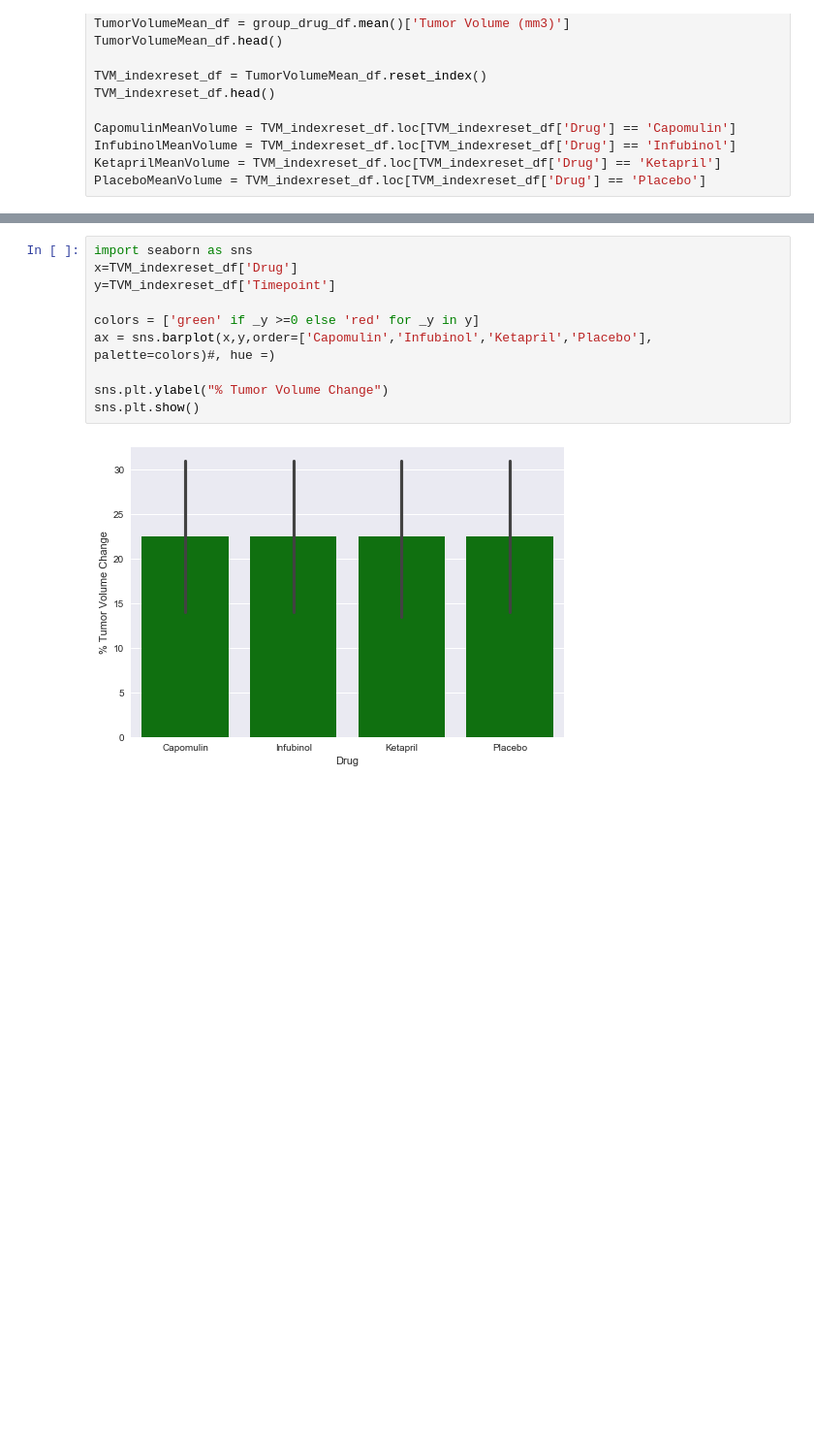
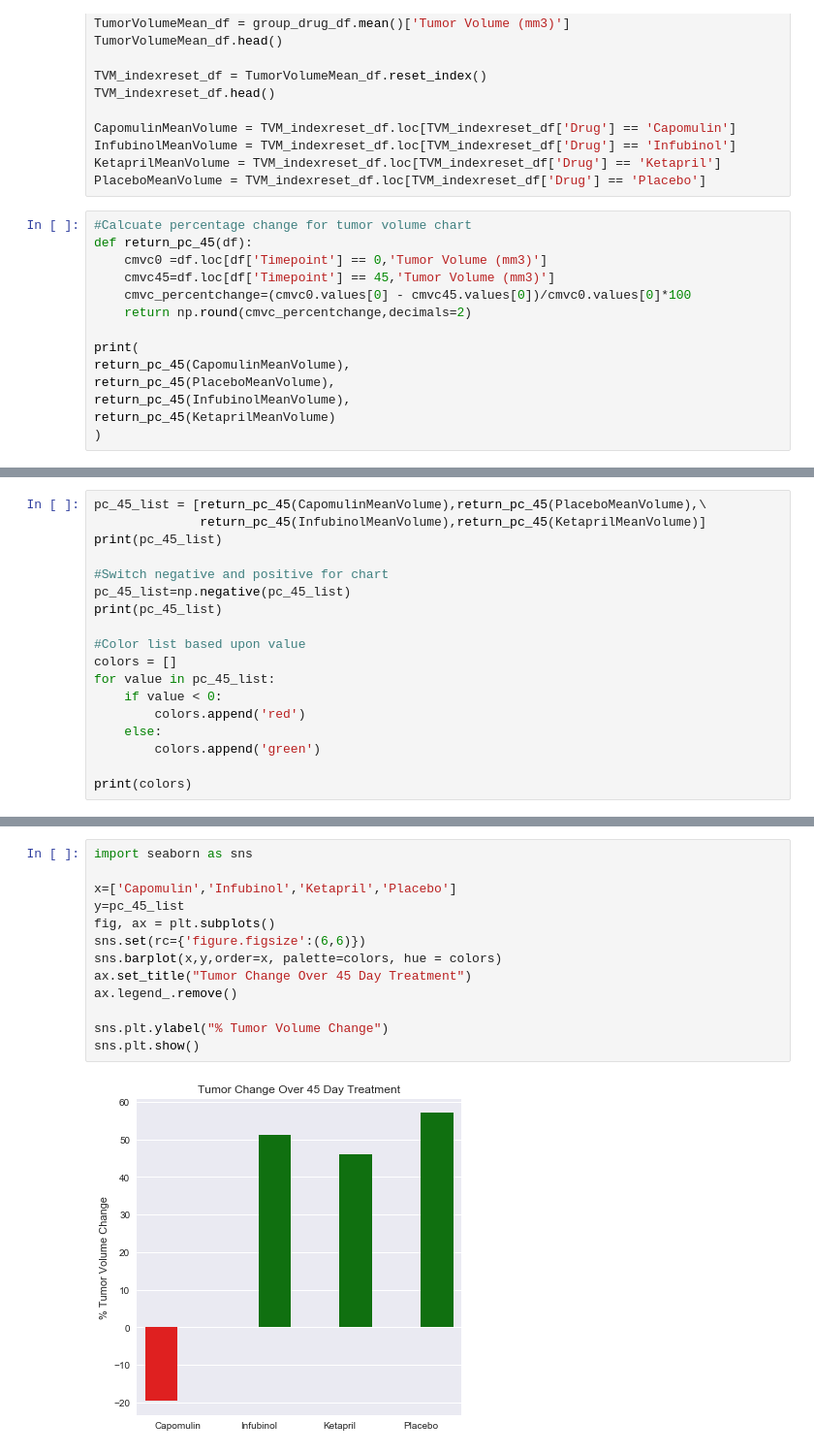
Before and after one commit to timothyyu/pymaceuticals-inc, a Jupyter notebook: main.ipynb, the cells around one changed output, grey strips where cells are left out. Shown at 97% size. Drawn from its saved outputs; the diff is of its cells as text; blank space fills up the shorter version.

Commit message:
tumor change bar chart updated

```diff
--- a/main.ipynb
+++ b/main.ipynb
@@ -216,3 +211,17 @@ CapomulinMeanVolume = TVM_indexreset_df.loc[TVM_indexreset_df['Drug'] == 'Capomu
 InfubinolMeanVolume = TVM_indexreset_df.loc[TVM_indexreset_df['Drug'] == 'Infubinol']
 KetaprilMeanVolume = TVM_indexreset_df.loc[TVM_indexreset_df['Drug'] == 'Ketapril']
 PlaceboMeanVolume = TVM_indexreset_df.loc[TVM_indexreset_df['Drug'] == 'Placebo']
+# %%
+#Calcuate percentage change for tumor volume chart
+def return_pc_45(df):
+    cmvc0 =df.loc[df['Timepoint'] == 0,'Tumor Volume (mm3)']
+    cmvc45=df.loc[df['Timepoint'] == 45,'Tumor Volume (mm3)']
+    cmvc_percentchange=(cmvc0.values[0] - cmvc45.values[0])/cmvc0.values[0]*100
+    return np.round(cmvc_percentchange,decimals=2)
+
+print(
+return_pc_45(CapomulinMeanVolume),
+return_pc_45(PlaceboMeanVolume),
+return_pc_45(InfubinolMeanVolume),
+return_pc_45(KetaprilMeanVolume)
+)
@@ -218,0 +230,18 @@ PlaceboMeanVolume = TVM_indexreset_df.loc[TVM_indexreset_df['Drug'] == 'Placebo'
+# %%
+pc_45_list = [return_pc_45(CapomulinMeanVolume),return_pc_45(PlaceboMeanVolume),\
+              return_pc_45(InfubinolMeanVolume),return_pc_45(KetaprilMeanVolume)]
+print(pc_45_list)
+
+#Switch negative and positive for chart
+pc_45_list=np.negative(pc_45_list)
+print(pc_45_list)
+
+#Color list based upon value
+colors = []
+for value in pc_45_list:
+    if value < 0:
+        colors.append('red')
+    else:
+        colors.append('green')
+
+print(colors)
@@ -219,12 +252,15 @@ PlaceboMeanVolume = TVM_indexreset_df.loc[TVM_indexreset_df['Drug'] == 'Placebo'
 # %%
 import seaborn as sns
-x=TVM_indexreset_df['Drug']
-y=TVM_indexreset_df['Timepoint']
 
-colors = ['green' if _y >=0 else 'red' for _y in y]
-ax = sns.barplot(x,y,order=['Capomulin','Infubinol','Ketapril','Placebo'], palette=colors)#, hue =)
+x=['Capomulin','Infubinol','Ketapril','Placebo']
+y=pc_45_list
+fig, ax = plt.subplots()
+sns.set(rc={'figure.figsize':(6,6)})
+sns.barplot(x,y,order=x, palette=colors, hue = colors)
+ax.set_title("Tumor Change Over 45 Day Treatment")
+ax.legend_.remove()
 
 sns.plt.ylabel("% Tumor Volume Change")
 sns.plt.show()
 # %% [output]
-[figure, old version]
+[figure, new version]
```
Also changed, not shown: parts of 3 cells of this notebook.
